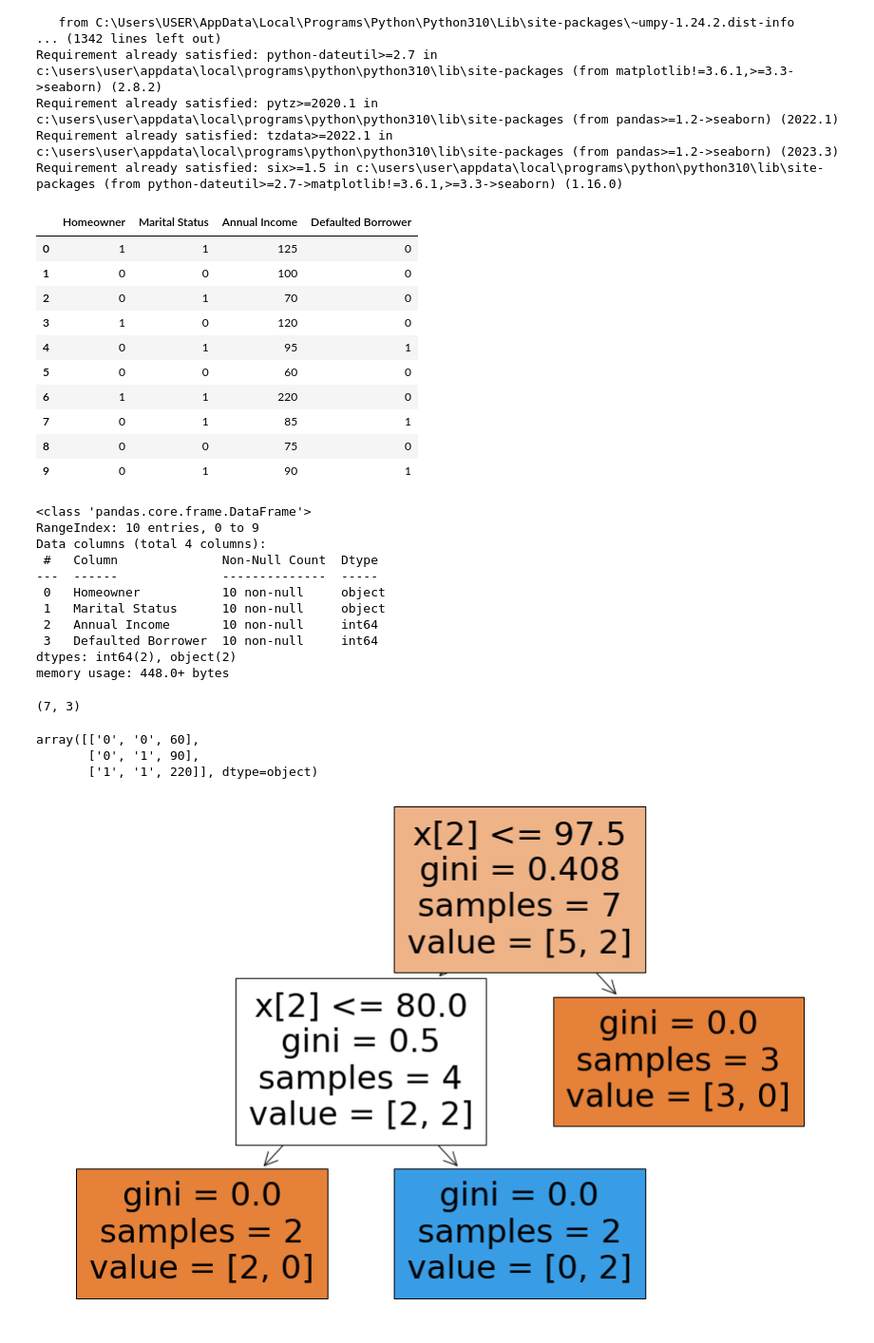
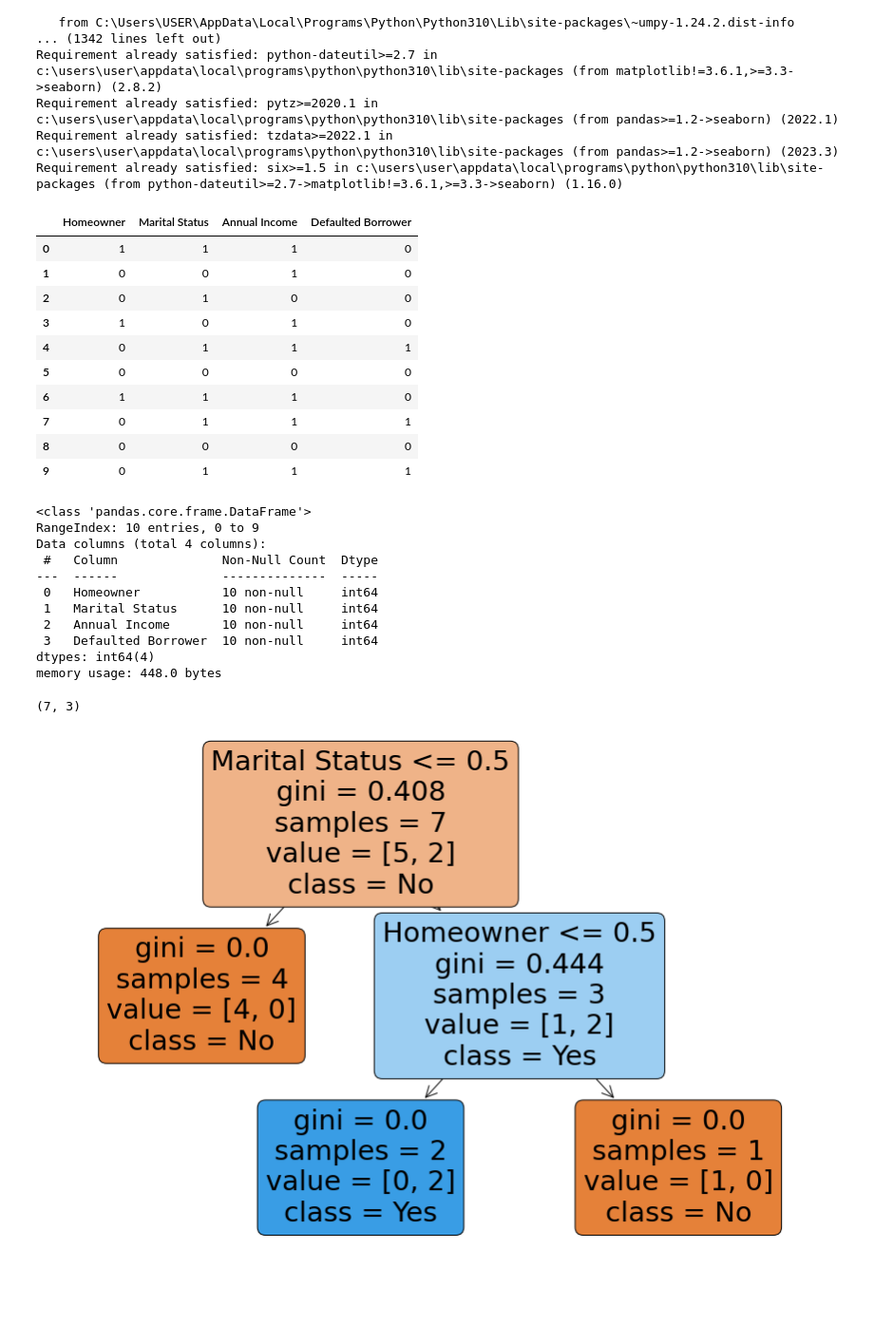
Before and after one commit to chewzzz1014/ml-learning-projects, a Jupyter notebook: CSC4602_ML_Assignment2.ipynb, the cells around one changed output. Shown: that part at 95% size. Drawn from its saved outputs; the diff is of its cells as text; code cells hidden in the pictures; blank space fills up the shorter version.

```diff
--- a/CSC4602_ML_Assignment2.ipynb
+++ b/CSC4602_ML_Assignment2.ipynb
@@ -57,19 +57,19 @@ import matplotlib.pyplot as plt
 # %%
 # homeowner: 1 for yes, 0 for no
 # marital status: 1 for single, 0 for married
-# annual income
-# defaulted borrower
+# annual income: 1 if >80K, 0 if <=80k
+# defaulted borrower: 1 if yes, 0 if no
 data = [
-    ['1', '1', 125, 0],
-    ['0', '0', 100, 0],
-    ['0', '1', 70, 0],
-    ['1', '0', 120, 0],
-    ['0', '1', 95, 1],
-    ['0', '0', 60, 0],
-    ['1', '1', 220, 0],
-    ['0', '1', 85, 1],
-    ['0', '0', 75, 0],
-    ['0', '1', 90, 1]
+    [1, 1, 1, 0],
+    [0, 0, 1, 0],
+    [0, 1, 0, 0],
+    [1, 0, 1, 0],
+    [0, 1, 1, 1],
+    [0, 0, 0, 0],
+    [1, 1, 1, 0],
+    [0, 1, 1, 1],
+    [0, 0, 0, 0],
+    [0, 1, 1, 1]
 ]
 
 df = pd.DataFrame(data, columns = ['Homeowner', 'Marital Status', 'Annual Income', 'Defaulted Borrower'])
@@ -77,16 +77,16 @@ df = pd.DataFrame(data, columns = ['Homeowner', 'Marital Status', 'Annual Income
 df
 # %% [output]
 |  | Homeowner | Marital Status | Annual Income | Defaulted Borrower |
-| 0 | 1 | 1 | 125 | 0 |
-| 1 | 0 | 0 | 100 | 0 |
-| 2 | 0 | 1 | 70 | 0 |
-| 3 | 1 | 0 | 120 | 0 |
-| 4 | 0 | 1 | 95 | 1 |
-| 5 | 0 | 0 | 60 | 0 |
-| 6 | 1 | 1 | 220 | 0 |
-| 7 | 0 | 1 | 85 | 1 |
-| 8 | 0 | 0 | 75 | 0 |
-| 9 | 0 | 1 | 90 | 1 |
+| 0 | 1 | 1 | 1 | 0 |
+| 1 | 0 | 0 | 1 | 0 |
+| 2 | 0 | 1 | 0 | 0 |
+| 3 | 1 | 0 | 1 | 0 |
+| 4 | 0 | 1 | 1 | 1 |
+| 5 | 0 | 0 | 0 | 0 |
+| 6 | 1 | 1 | 1 | 0 |
+| 7 | 0 | 1 | 1 | 1 |
+| 8 | 0 | 0 | 0 | 0 |
+| 9 | 0 | 1 | 1 | 1 |
 # %%
 df.info()
 # %% [output]
@@ -95,40 +95,41 @@ RangeIndex: 10 entries, 0 to 9
 Data columns (total 4 columns):
  #   Column              Non-Null Count  Dtype
 ---  ------              --------------  -----
- 0   Homeowner           10 non-null     object
- 1   Marital Status      10 non-null     object
+ 0   Homeowner           10 non-null     int64
+ 1   Marital Status      10 non-null     int64
  2   Annual Income       10 non-null     int64
  3   Defaulted Borrower  10 non-null     int64
-dtypes: int64(2), object(2)
-memory usage: 448.0+ bytes
+dtypes: int64(4)
+memory usage: 448.0 bytes
+# %%
+X = df.drop('Defaulted Borrower', axis=1)
+y = df['Defaulted Borrower']
 # %%
 # Split the data into training and testing sets
 from sklearn.model_selection import train_test_split
 
 x_train,x_test,y_train,y_test=train_test_split(
-                        np.array(df.loc[:, df.columns != 'Defaulted Borrower']),
-                        np.array(df['Defaulted Borrower']),
+                        X,
+                        y,
                         test_size=0.3)
 len(x_train),len(x_test)
 # %% [output]
 (7, 3)
-# %%
-x_test
-# %% [output]
-array([['0', '0', 60],
-       ['0', '1', 90],
-       ['1', '1', 220]], dtype=object)
 # %%
 from sklearn.tree import DecisionTreeClassifier
 
 # Decision Tree
 decision_tree = DecisionTreeClassifier()
 decision_tree.fit(x_train, y_train)
 
 #plot tree
 from sklearn.tree import plot_tree
 plt.figure(figsize = (15,10))
-plot_tree(decision_tree.fit(x_train, y_train)  ,filled=True)
+plot_tree(decision_tree.fit(x_train, y_train),
+          feature_names=X.columns,
+          class_names=['No', 'Yes'],
+          rounded=True,
+          filled=True)
 plt.show()
 # %% [output]
-[figure, old version]
+[figure, new version]
```
